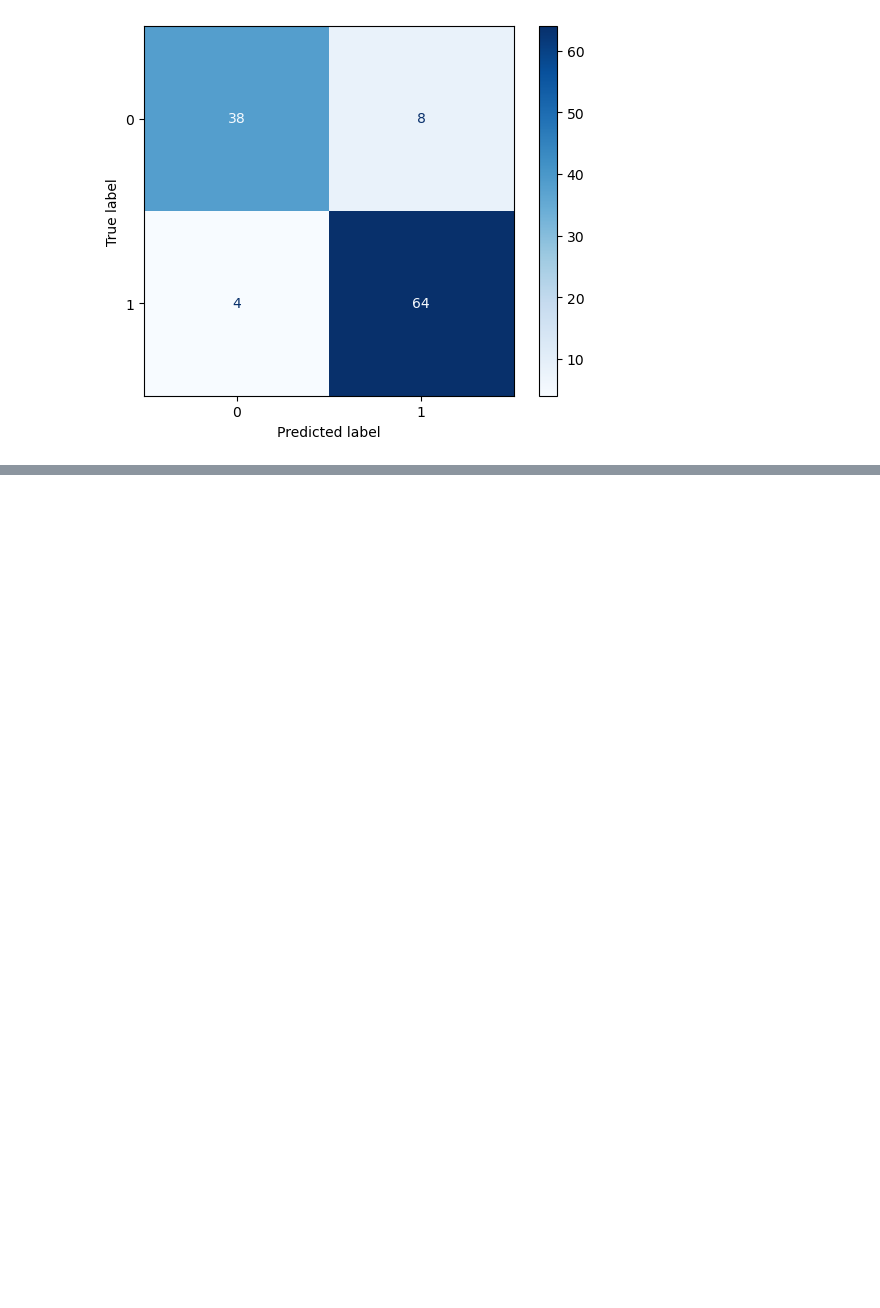
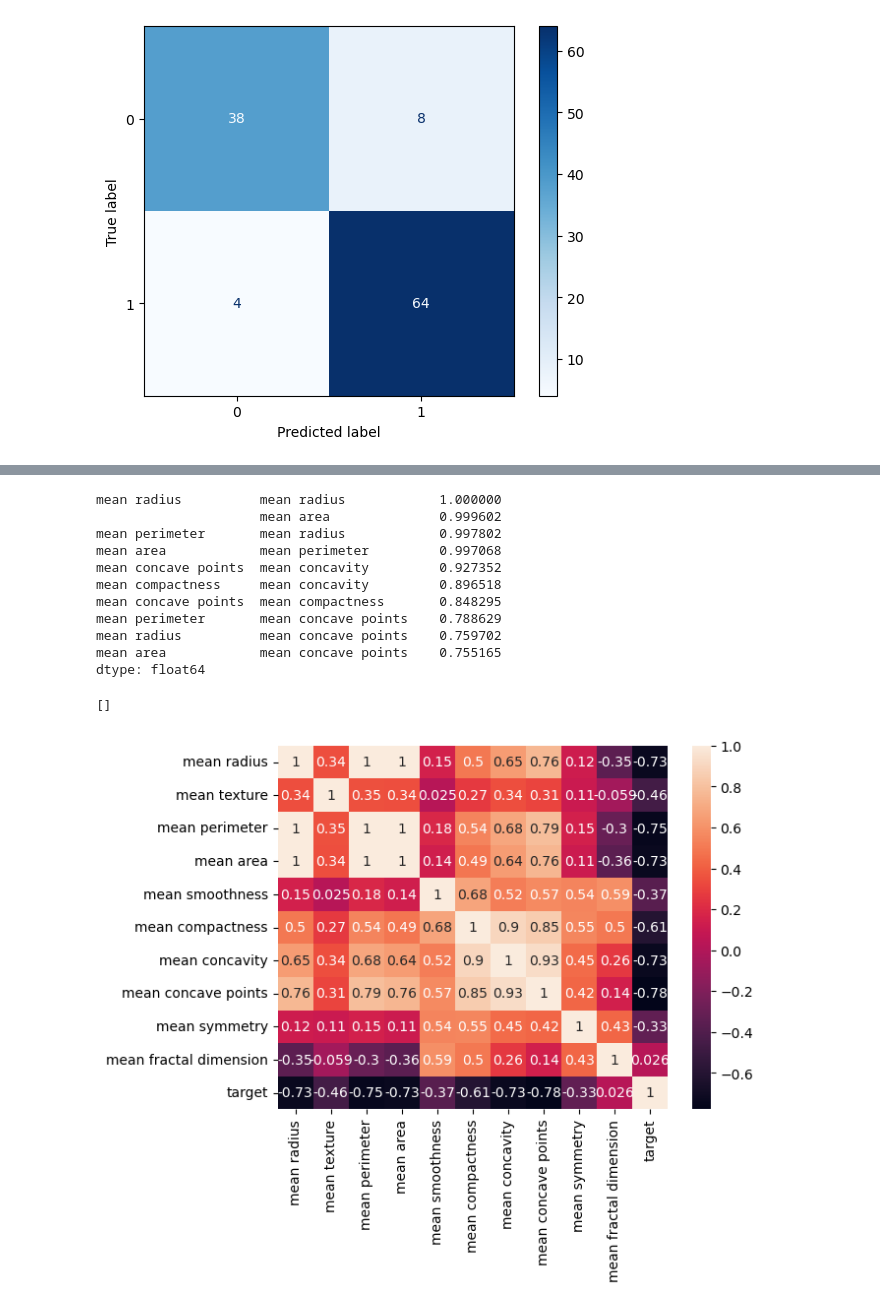
Before and after one commit to IIIL4KIII/MachineLearning, a Jupyter notebook: Projeto_MS571.ipynb, the cells around one changed output, grey strips where cells are left out. Cells and saved outputs as stored; diff of their text form; code cells hidden in the pictures; blank space fills up the shorter version.

```diff
--- a/Projeto_MS571.ipynb
+++ b/Projeto_MS571.ipynb
@@ -458,6 +458,6 @@ plt.show()
 # %% [output]
 [figure]
 # %%
-meanData = X.iloc[:, :10]
-errorData = X.iloc[:, 10:20]
-worstData = X.iloc[:, 20:30]
+meanData = pd.concat([X.iloc[:, :10], y], axis=1)
+errorData = pd.concat([X.iloc[:, 10:20], y], axis=1)
+worstData = pd.concat([X.iloc[:, 20:30], y], axis=1)
@@ -463,0 +485,21 @@ worstData = X.iloc[:, 20:30]
+# %%
+corrMeanData = sns.heatmap(meanData.corr(method='spearman'), annot=True)
+stackedCorr = meanData.corr(method='spearman').stack()
+sortCorr = stackedCorr.sort_values(ascending=False)
+topCorr = sortCorr.drop_duplicates()
+print(topCorr.head(10))
+corrMeanData.plot()
+# %% [output]
+mean radius          mean radius            1.000000
+                     mean area              0.999602
+mean perimeter       mean radius            0.997802
+mean area            mean perimeter         0.997068
+mean concave points  mean concavity         0.927352
+mean compactness     mean concavity         0.896518
+mean concave points  mean compactness       0.848295
+mean perimeter       mean concave points    0.788629
+mean radius          mean concave points    0.759702
+mean area            mean concave points    0.755165
+dtype: float64
+[]
+[figure, added]
```
Also changed, not shown: parts of 41 cells of this notebook.
